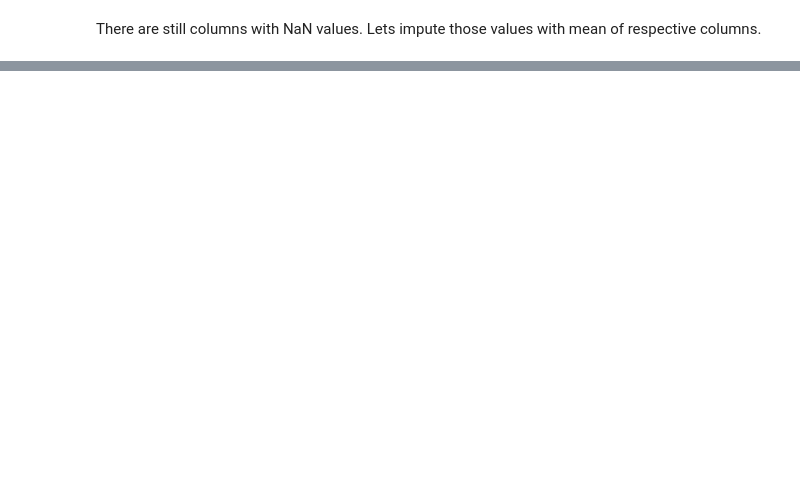
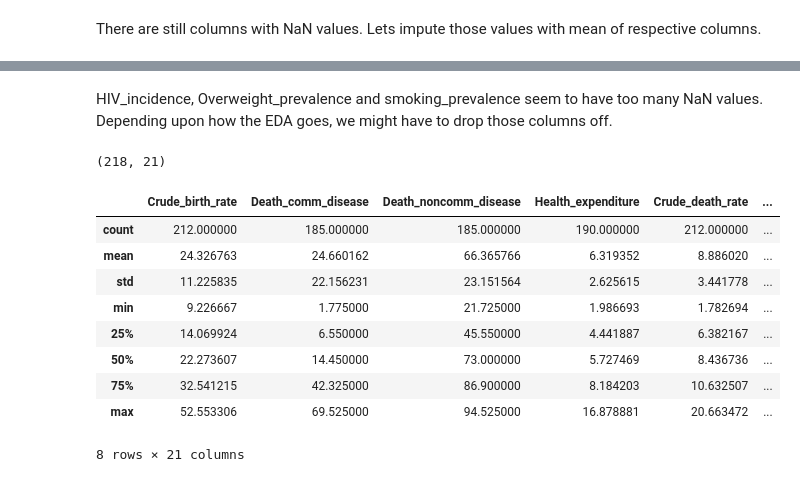
Before and after one commit to susovd/ML-lifeexpectancy-prediction, a Jupyter notebook: 00ETL.ipynb, the cells around one changed output, grey strips where cells are left out. Cells and saved outputs as stored; diff of their text form; code cells hidden in the pictures; blank space fills up the shorter version.

```diff
--- a/00ETL.ipynb
+++ b/00ETL.ipynb
@@ -185,4 +180,4 @@ df_2018.head()
 # %%
-#drop all columns except Indicator name and mean values
-#df.drop(list(df)[2:5], axis=1)
-df_2018 = df_2018.drop(list(df_2018)[0:3], axis = 1)
+#drop all 'country name' and 'country code' columns.
+
+df = df.drop(list(df)[0:3], axis = 1)
@@ -386,0 +375,21 @@ dtype: int64
+# %% [markdown]
+HIV_incidence, Overweight_prevalence and smoking_prevalence seem to have too many NaN values. Depending upon how the EDA goes, we might have to drop those columns off.
+# %%
+#check dataframe shape
+df.shape
+# %% [output]
+(218, 21)
+# %%
+#check quick summary of dataframe
+df.describe()
+# %% [output]
+|  | Crude_birth_rate | Death_comm_disease | Death_noncomm_disease | Health_expenditure | Crude_death_rate | ... |
+| count | 212.000000 | 185.000000 | 185.000000 | 190.000000 | 212.000000 | ... |
+| mean | 24.326763 | 24.660162 | 66.365766 | 6.319352 | 8.886020 | ... |
+| std | 11.225835 | 22.156231 | 23.151564 | 2.625615 | 3.441778 | ... |
+| min | 9.226667 | 1.775000 | 21.725000 | 1.986693 | 1.782694 | ... |
+| 25% | 14.069924 | 6.550000 | 45.550000 | 4.441887 | 6.382167 | ... |
+| 50% | 22.273607 | 14.450000 | 73.000000 | 5.727469 | 8.436736 | ... |
+| 75% | 32.541215 | 42.325000 | 86.900000 | 8.184203 | 10.632507 | ... |
+| max | 52.553306 | 69.525000 | 94.525000 | 16.878881 | 20.663472 | ... |
+8 rows × 21 columns
```
Also changed, not shown: parts of 43 cells of this notebook, 1 other file.
